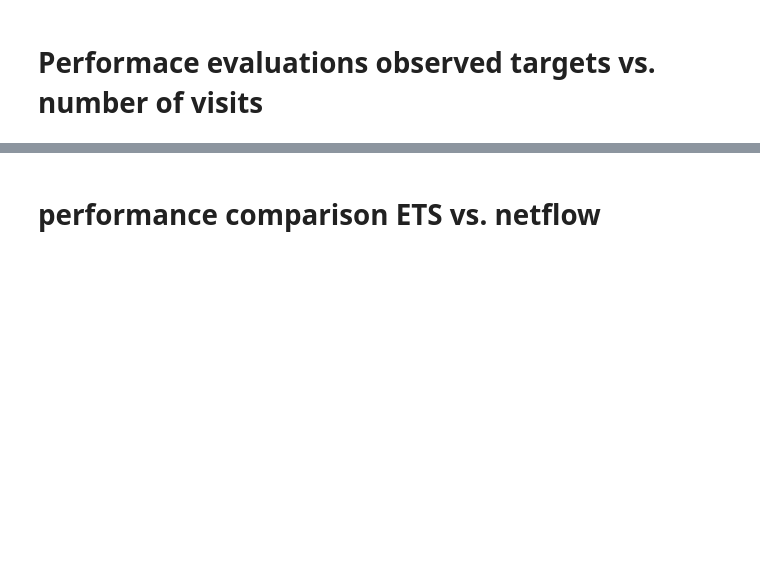
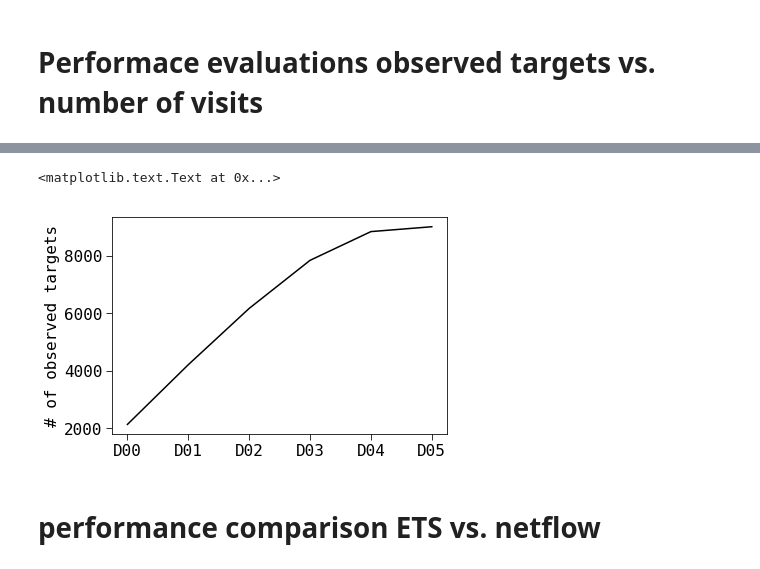
Before and after one commit to Subaru-PFS/ets_networkflow, a Jupyter notebook: netflow_COSII_offset_refactor.ipynb, the cells around one changed output, grey strips where cells are left out. Cells and saved outputs as stored; diff of their text form; code cells hidden in the pictures; blank space fills up the shorter version.

```diff
--- a/netflow_COSII_offset_refactor.ipynb
+++ b/netflow_COSII_offset_refactor.ipynb
@@ -1039,3 +1154,15 @@ with open("nwf_results_nvisits{}_early_obs2.txt".format(NVISITS), 'w') as f:
+# %%
+from astropy.io import ascii
+
+t = ascii.read("stats.txt")
+
+f = plt.figure()
+plt.plot(t['nsci_total'])
+plt.xticks(np.arange(len(t)),t['V'])
+plt.ylabel("# of observed targets")
+# %% [output]
+<matplotlib.text.Text at 0x...>
+[figure, added]
 # %%
 g.targetToTargetVisitArcs
 
```
Also changed, not shown: parts of 19 cells of this notebook, 3 other files.
